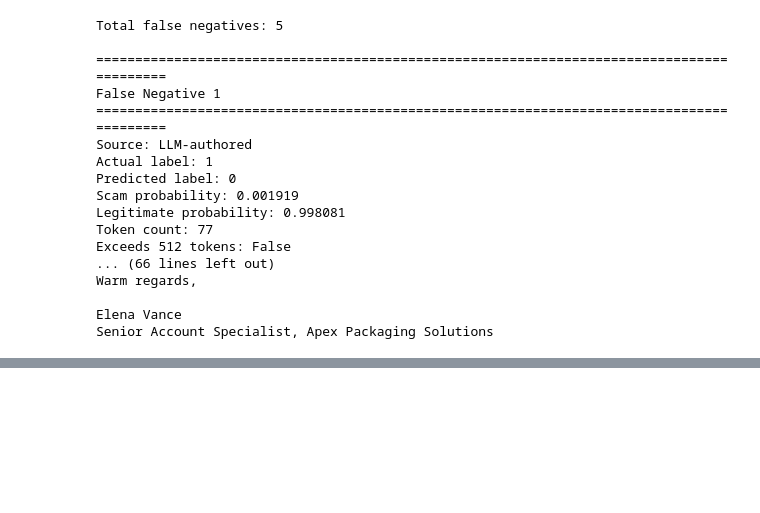
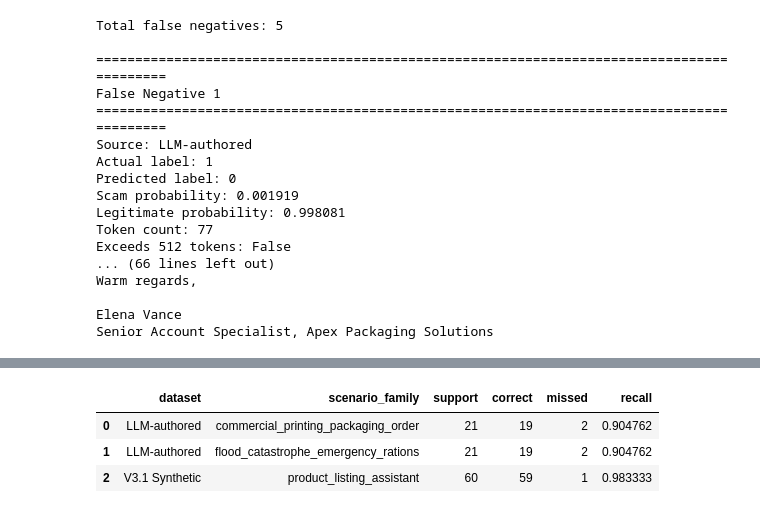
Before and after one commit to Supan-Roy/financial-scam-analysis, a Jupyter notebook: notebooks/08_synthetic_data_augmentation_evaluation.ipynb, the cells around one changed output, grey strips where cells are left out. Drawn from its saved outputs; the diff is of its cells as text; code cells hidden in the pictures; blank space fills up the shorter version.

```diff
--- a/notebooks/08_synthetic_data_augmentation_evaluation.ipynb
+++ b/notebooks/08_synthetic_data_augmentation_evaluation.ipynb
@@ -733,0 +862,92 @@ Senior Account Specialist, Apex Packaging Solutions
+# %%
+# Analyze synthetic scam detection performance by subtype and scenario family
+
+subtype_results = []
+scenario_results = []
+
+for dataset_name, predictions in [
+    ("V3.1 Synthetic", v31_predictions),
+    ("LLM-authored", llm_predictions)
+]:
+    original_df = datasets[
+        "V3.1 Synthetic (Processed)"
+        if dataset_name == "V3.1 Synthetic"
+        else "LLM-authored (Processed)"
+    ]
+
+    test_metadata = original_df.loc[
+        original_df["split_partition"].eq("test")
+    ].copy()
+
+    metadata_columns = [
+        "normalized_text",
+        "scam_subtype",
+        "fraudulent_intent",
+        "scenario_family"
+    ]
+
+    test_metadata = test_metadata[metadata_columns].copy()
+
+    scam_results = predictions.loc[
+        predictions["label"].eq(1)
+    ].copy()
+
+    # Preserve repeated messages by assigning an occurrence index
+    scam_results["text_occurrence"] = (
+        scam_results.groupby("normalized_text").cumcount()
+    )
+
+    test_metadata["text_occurrence"] = (
+        test_metadata.groupby("normalized_text").cumcount()
+    )
+
+    scam_results = scam_results.merge(
+        test_metadata,
+        on=["normalized_text", "text_occurrence"],
+        how="left",
+        validate="one_to_one"
+    )
+
+    assert len(scam_results) == len(predictions[predictions["label"].eq(1)])
+    assert scam_results["scam_subtype"].notna().all()
+
+    for subtype, group in scam_results.groupby("scam_subtype"):
+        subtype_results.append({
+            "dataset": dataset_name,
+            "subtype": subtype,
+            "support": len(group),
+            "correct": int(group["predicted_label"].eq(1).sum()),
+            "missed": int(group["predicted_label"].eq(0).sum()),
+            "recall": group["predicted_label"].eq(1).mean()
+        })
+
+    for scenario, group in scam_results.groupby("scenario_family"):
+        scenario_results.append({
+            "dataset": dataset_name,
+            "scenario_family": scenario,
+            "support": len(group),
+            "correct": int(group["predicted_label"].eq(1).sum()),
+            "missed": int(group["predicted_label"].eq(0).sum()),
+            "recall": group["predicted_label"].eq(1).mean()
+        })
+
+subtype_performance = pd.DataFrame(subtype_results)
+scenario_performance = pd.DataFrame(scenario_results)
+
+print("SUBTYPE-WISE PERFORMANCE")
+display(
+    subtype_performance.sort_values(
+        ["dataset", "recall", "support"]
+    ).reset_index(drop=True)
+)
+
+print("\nSCENARIO FAMILIES WITH MISSED SCAMS")
+display(
+    scenario_performance.loc[
+        scenario_performance["missed"] > 0
+    ].sort_values(
+        ["dataset", "missed"],
+        ascending=[True, False]
+    ).reset_index(drop=True)
+)
+# %% [output]
@@ -733,0 +973,4 @@ Senior Account Specialist, Apex Packaging Solutions
+|  | dataset | scenario_family | support | correct | missed | recall |
+| 0 | LLM-authored | commercial_printing_packaging_order | 21 | 19 | 2 | 0.904762 |
+| 1 | LLM-authored | flood_catastrophe_emergency_rations | 21 | 19 | 2 | 0.904762 |
+| 2 | V3.1 Synthetic | product_listing_assistant | 60 | 59 | 1 | 0.983333 |
```
Also changed, not shown: parts of 11 cells of this notebook.
